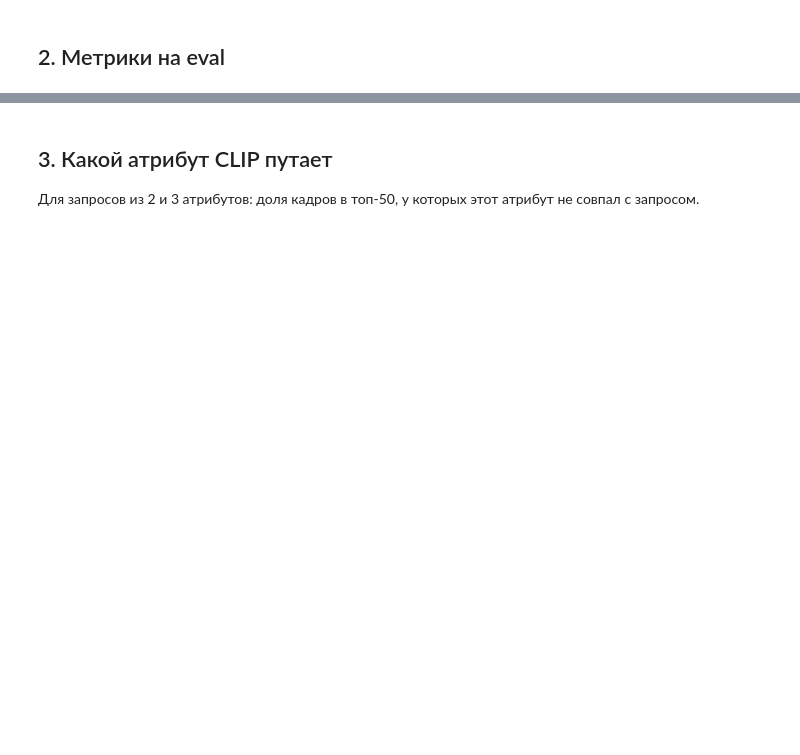
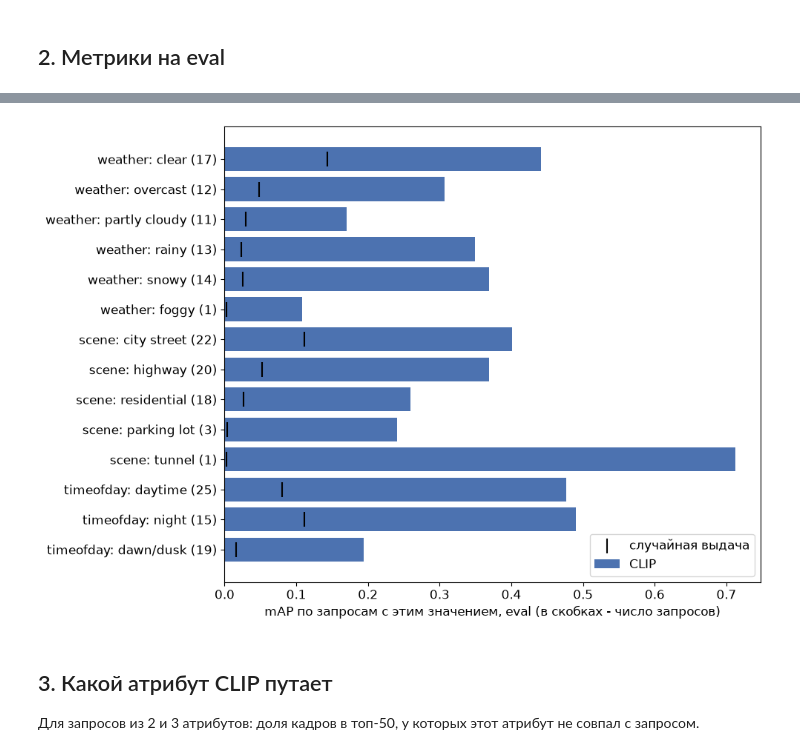
Before and after one commit to artyombelyaev/road-frame-search, a Jupyter notebook: notebooks/03_zero_shot.ipynb, the cells around one changed output, grey strips where cells are left out. Saved outputs shown, nothing was run; the diff lists cells and outputs as text; code cells hidden in the pictures; blank space fills up the shorter version.

Commit message:
Zero-shot: выбор на train_sub, метрики на eval

```diff
--- a/notebooks/03_zero_shot.ipynb
+++ b/notebooks/03_zero_shot.ipynb
@@ -57,14 +118,16 @@ by_value.round(4)
 # %%
 fig, ax = plt.subplots(figsize=(10, 7))
-labels = [f"{a}: {v}" for a, v in by_value.index]
+labels = [f"{a}: {v} ({n})" for (a, v), n in zip(by_value.index, by_value.n_queries)]
 y = np.arange(len(by_value))[::-1]
 ax.barh(y, by_value.ap, color="#4c72b0", label="CLIP")
 ax.scatter(by_value.rand_ap, y, color="black", marker="|", s=200, label="случайная выдача")
 ax.set_yticks(y, labels)
-ax.set_xlabel("mAP по запросам с этим значением, eval")
+ax.set_xlabel("mAP по запросам с этим значением, eval (в скобках - число запросов)")
 ax.legend(loc="lower right")
 fig.tight_layout()
 fig.savefig(config.RESULTS / "zs_eval_by_value.png", dpi=150)
+# %% [output]
+[figure, added]
 # %% [markdown]
 ## 3. Какой атрибут CLIP путает
 
```
Also changed, not shown: parts of 10 cells of this notebook, 8 other files.
